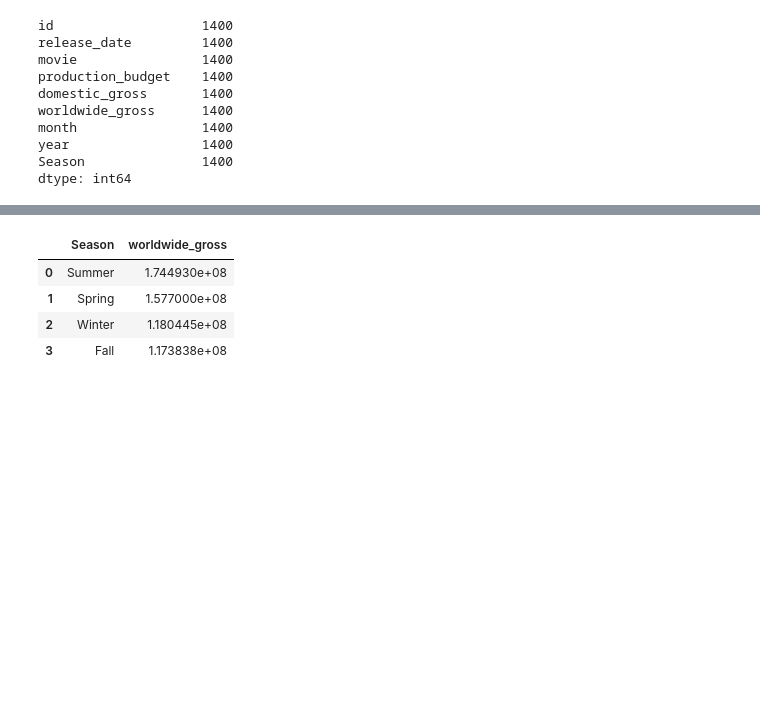
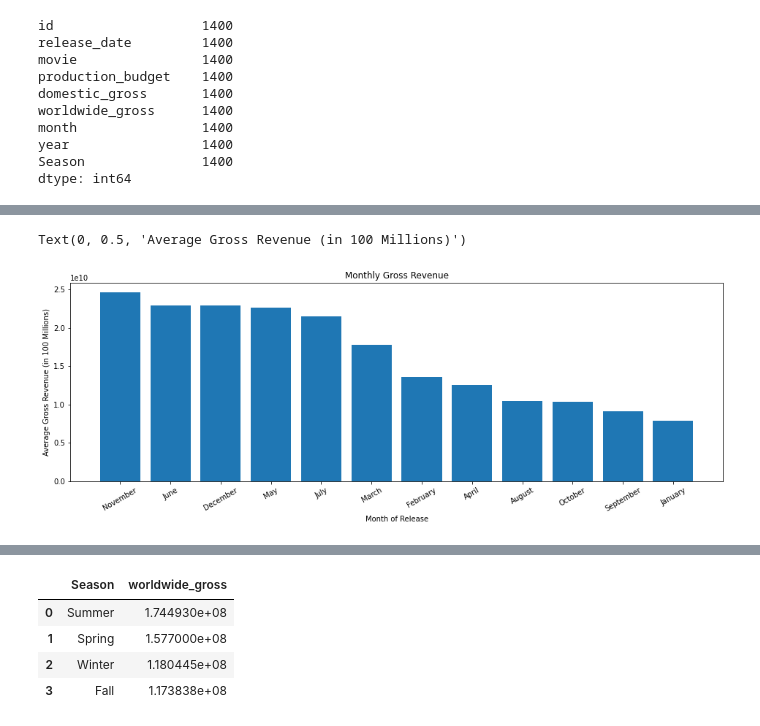
Before and after one commit to omunozsanchezdeloitte/Capstone---LPod-3, a Jupyter notebook: index.ipynb, the cells around one changed output, grey strips where cells are left out. Drawn from its saved outputs; the diff is of its cells as text; code cells hidden in the pictures; blank space fills up the shorter version.

Commit message:
Added visualizations for the sum of the montly gross and the average

```diff
--- a/index.ipynb
+++ b/index.ipynb
@@ -361,3 +361,10 @@ month                1400
 year                 1400
 Season               1400
 dtype: int64
+# %%
+#This cell get the sum of all the gross grouped by month
+
+sum_gross = recent_movies.groupby('month')[['worldwide_gross']].sum().sort_values(by='worldwide_gross', ascending=False)
+sum_gross.index.name = "month"
+sum_gross.reset_index(inplace=True)
+sum_gross
@@ -364,3 +385,21 @@ dtype: int64
+# %%
+#Plot for the sum montly gross worldwide
+
+fig = plt.subplots( figsize=(16, 5))
+
+months = sum_gross['month']
+gross_profit = sum_gross['worldwide_gross']
+# Plot data
+plt.bar(months, gross_profit)
+
+# Customize appearance
+plt.tick_params(axis="x", labelrotation=30)
+plt.title('Monthly Gross Revenue')
+plt.xlabel('Month of Release')
+plt.ylabel("Average Gross Revenue (in 100 Millions)")
+# %% [output]
+Text(0, 0.5, 'Average Gross Revenue (in 100 Millions)')
+[figure, added]
 # %%
 #we grouped the data by moth so we can have the worldwide gross per month
 
```
Also changed, not shown: parts of 6 cells of this notebook.
